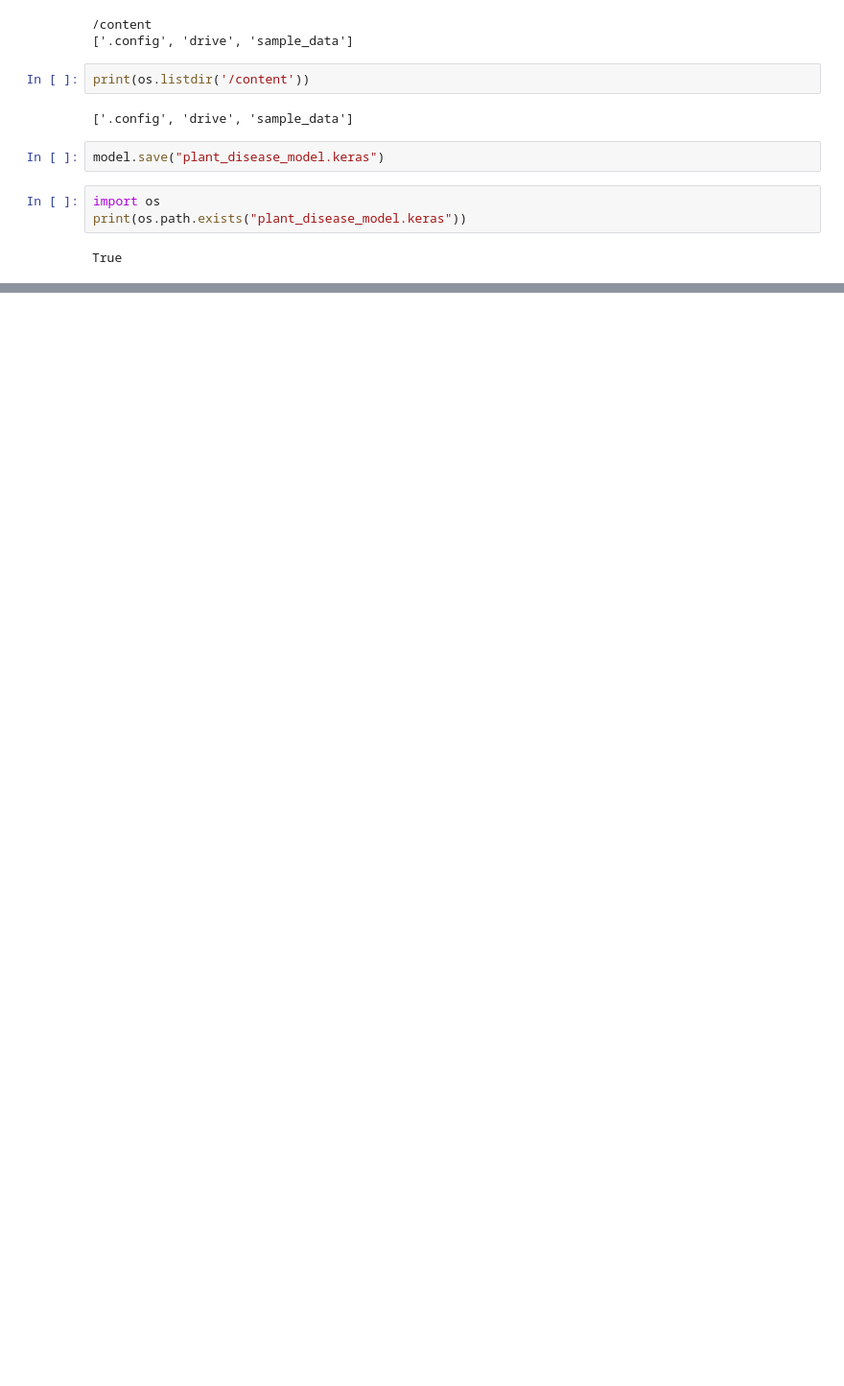
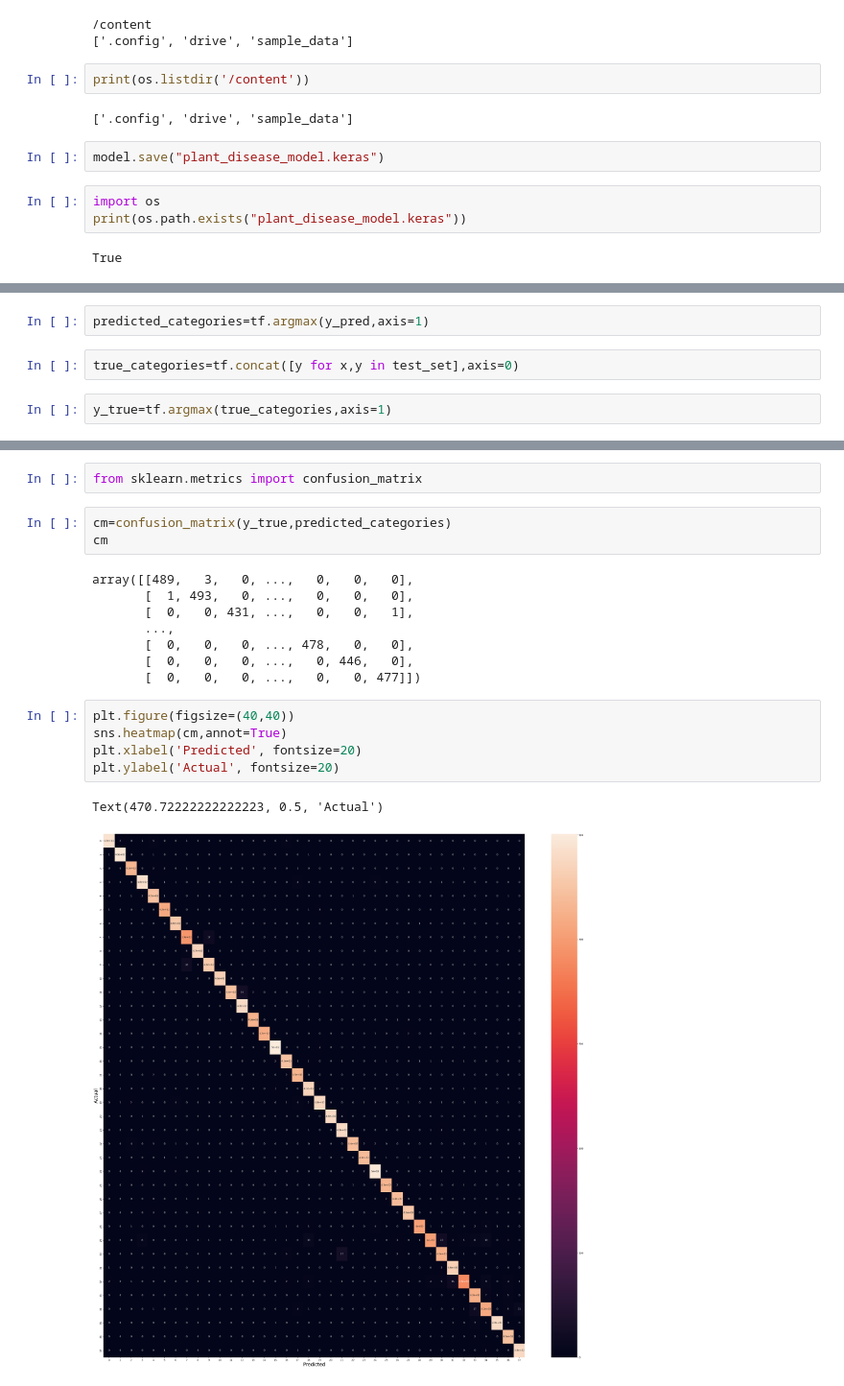
Before and after one commit to abhijeetkumar6225/Plant_disease_prediction, a Jupyter notebook: plant_detection.ipynb, the cells around one changed output, grey strips where cells are left out. Shown at 96% size. Drawn from its saved outputs; the diff is of its cells as text; blank space fills up the shorter version.

```diff
--- a/plant_detection.ipynb
+++ b/plant_detection.ipynb
@@ -271,0 +341,6 @@ files.download("plant_disease_model.keras")
+# %%
+predicted_categories=tf.argmax(y_pred,axis=1)
+# %%
+true_categories=tf.concat([y for x,y in test_set],axis=0)
+# %%
+y_true=tf.argmax(true_categories,axis=1)
@@ -271,0 +374,21 @@ files.download("plant_disease_model.keras")
+# %%
+from sklearn.metrics import confusion_matrix
+# %%
+cm=confusion_matrix(y_true,predicted_categories)
+cm
+# %% [output]
+array([[489,   3,   0, ...,   0,   0,   0],
+       [  1, 493,   0, ...,   0,   0,   0],
+       [  0,   0, 431, ...,   0,   0,   1],
+       ...,
+       [  0,   0,   0, ..., 478,   0,   0],
+       [  0,   0,   0, ...,   0, 446,   0],
+       [  0,   0,   0, ...,   0,   0, 477]])
+# %%
+plt.figure(figsize=(40,40))
+sns.heatmap(cm,annot=True)
+plt.xlabel('Predicted', fontsize=20)
+plt.ylabel('Actual', fontsize=20)
+# %% [output]
+Text(470.72222222222223, 0.5, 'Actual')
+[figure, added]
```
Also changed, not shown: parts of 8 cells of this notebook.
